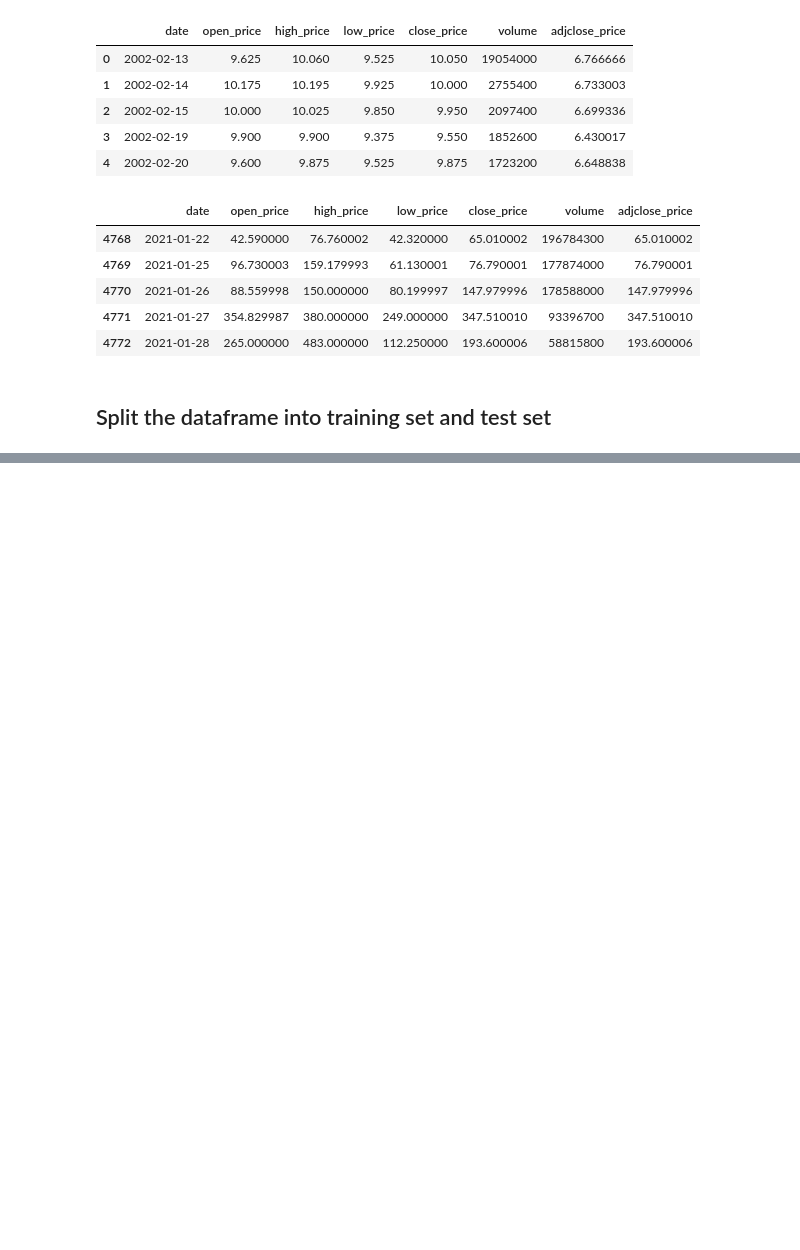
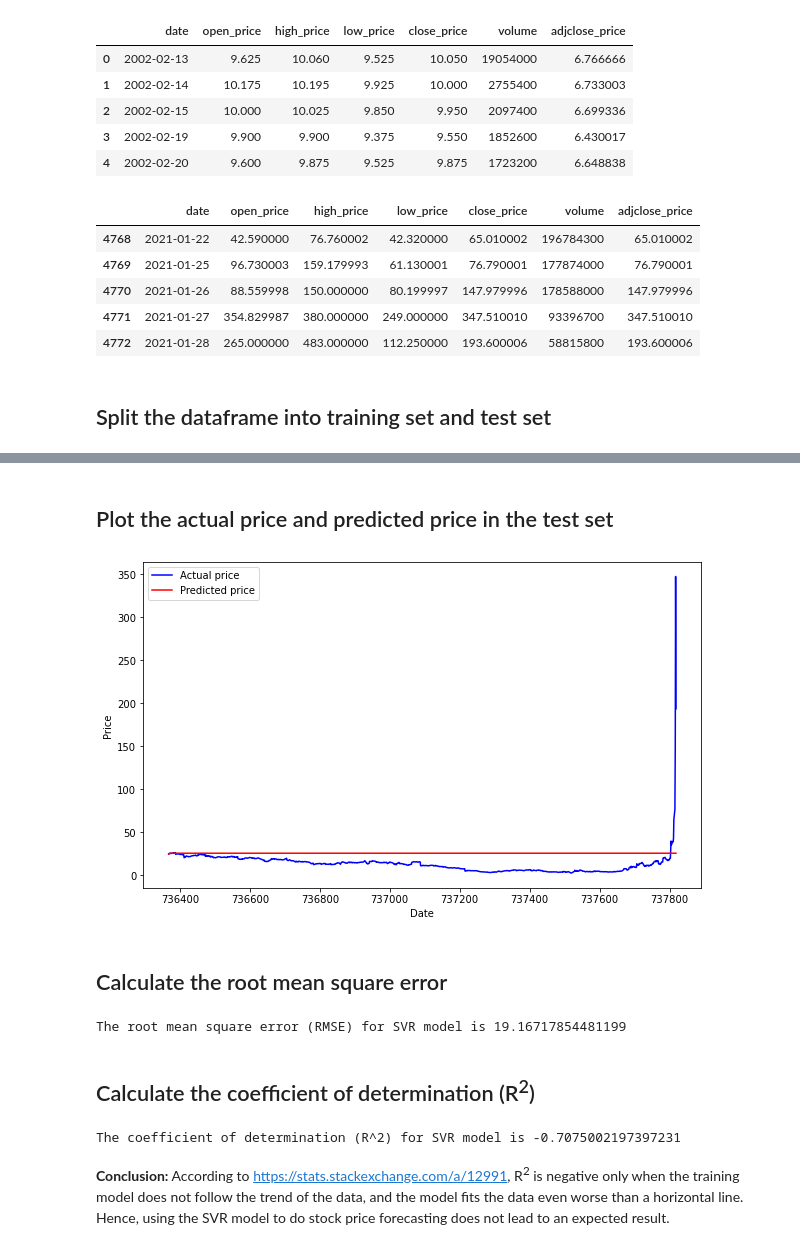
Before and after one commit to zhaoshengEE/Stock_Price_Forecasting, a Jupyter notebook: SVR.ipynb, the cells around one changed output, grey strips where cells are left out. Cells and saved outputs as stored; diff of their text form; code cells hidden in the pictures; blank space fills up the shorter version.

```diff
--- a/SVR.ipynb
+++ b/SVR.ipynb
@@ -53,0 +106,28 @@ test_data = df[3773:4773]   # from index 3773 to 4773
+# %% [markdown]
+## Plot the actual price and predicted price in the test set
+# %%
+plt.figure(figsize = (10,6))
+plt.plot(test_data_date, test_data_close_price, color= 'blue', label= 'Actual price')
+plt.plot(test_data_date, SVR_RBF.predict(test_data_date), color= 'red', label= 'Predicted price')
+plt.xlabel('Date')
+plt.ylabel('Price')
+plt.legend()
+plt.show()
+# %% [output]
+[figure, added]
+# %% [markdown]
+## Calculate the root mean square error
+# %%
+RMSE = sqrt(mean_squared_error(test_data_close_price, SVR_RBF.predict(test_data_date)))
+print('The root mean square error (RMSE) for SVR model is', RMSE)
+# %% [output]
+The root mean square error (RMSE) for SVR model is 19.16717854481199
+# %% [markdown]
+## Calculate the coefficient of determination (R<sup>2</sup>)
+# %%
+R_2 = r2_score(test_data_close_price, SVR_RBF.predict(test_data_date))
+print('The coefficient of determination (R^2) for SVR model is', R_2)
+# %% [output]
+The coefficient of determination (R^2) for SVR model is -0.7075002197397231
+# %% [markdown]
+**Conclusion:** According to https://stats.stackexchange.com/a/12991, R<sup>2</sup> is negative only when the training model does not follow the trend of the data, and the model fits the data even worse than a horizontal line. Hence, using the SVR model to do stock price forecasting does not lead to an expected result.
```
Also changed, not shown: parts of 19 cells of this notebook.
